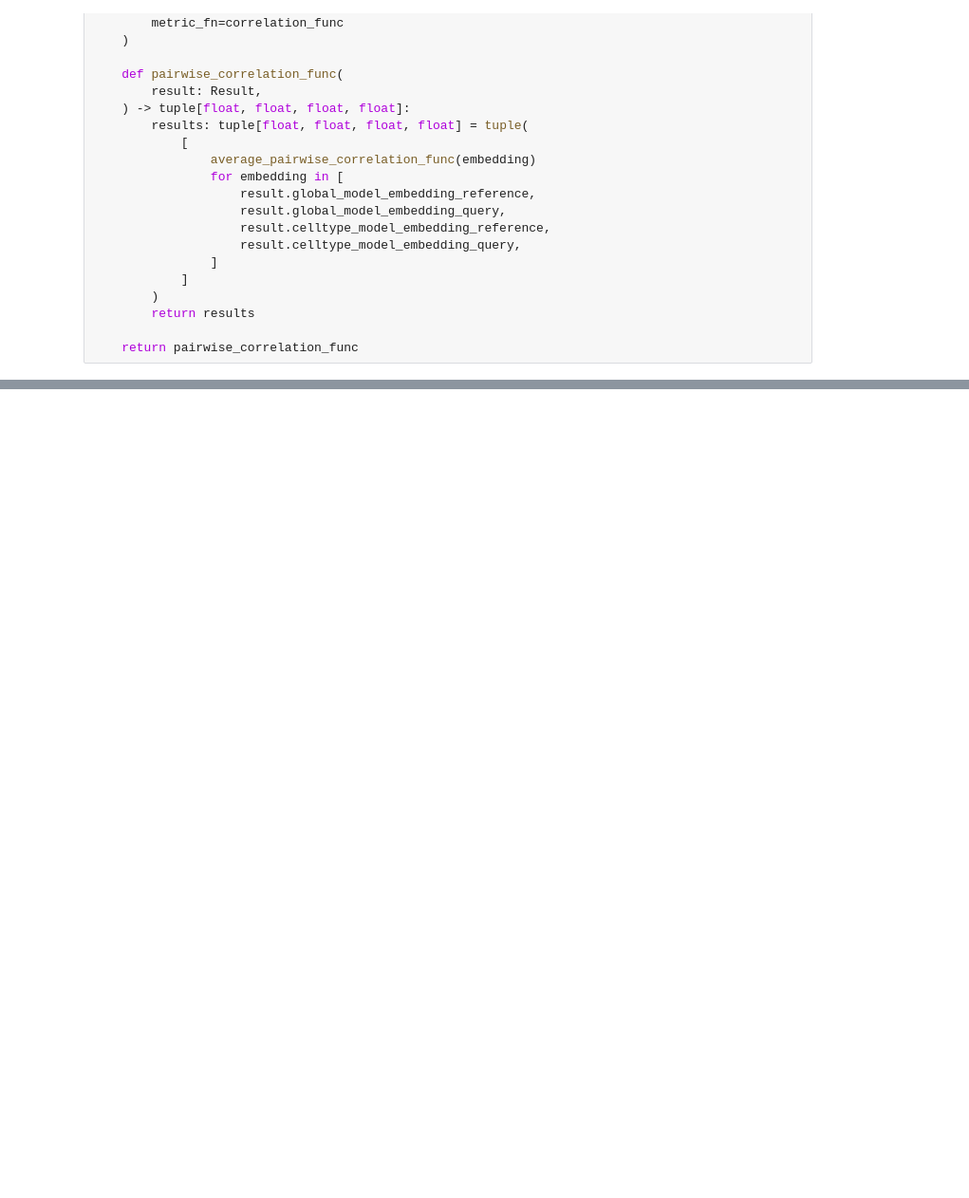
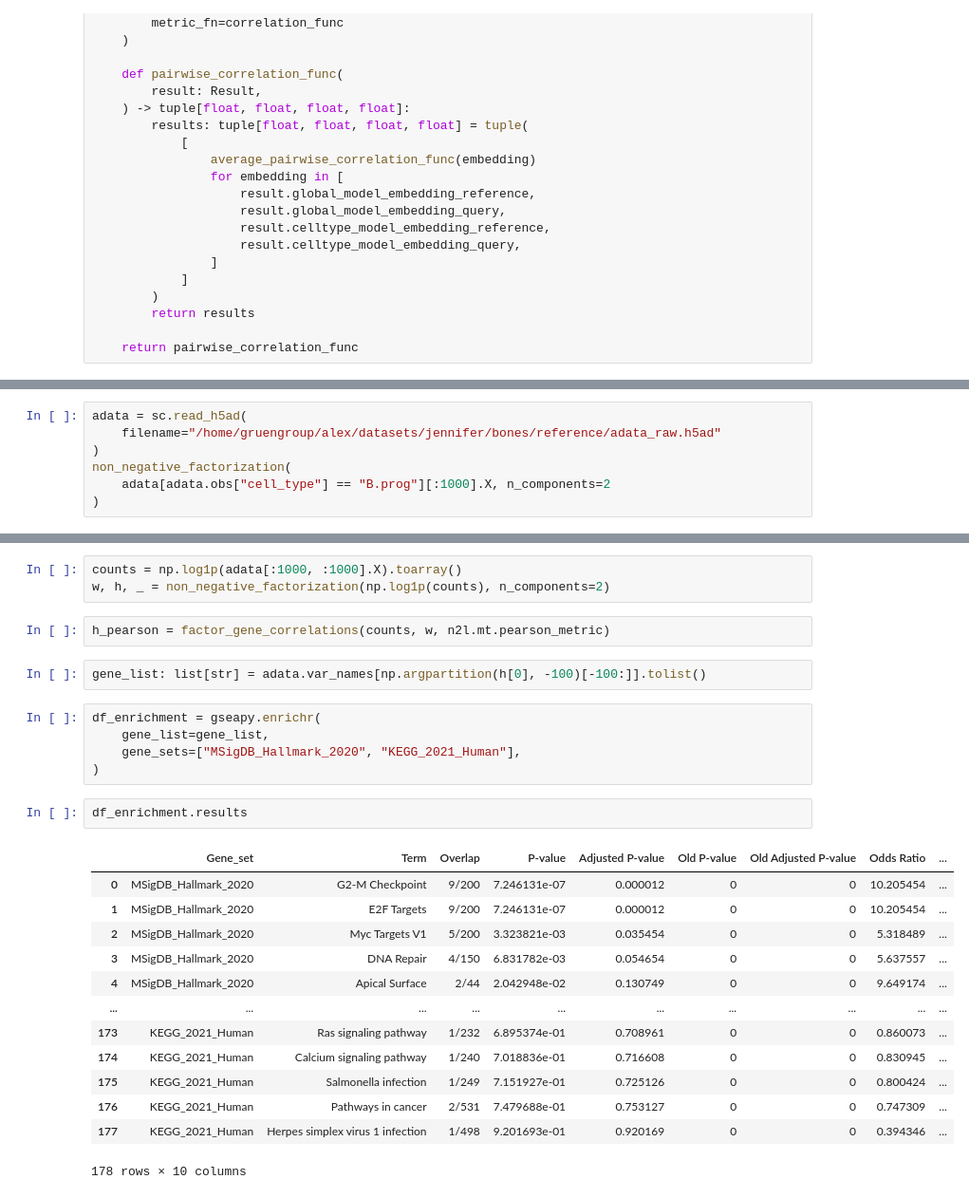
Before and after one commit to egerc/notebook_repository, a Jupyter notebook: notebooks/2026-04-24T06-54-05Z/2026-04-24T06-54-05Z.ipynb, the cells around one changed output, grey strips where cells are left out. Shown at 95% size. Saved outputs shown, nothing was run; the diff lists cells and outputs as text; blank space fills up the shorter version.

```diff
--- a/notebooks/2026-04-24T06-54-05Z/2026-04-24T06-54-05Z.ipynb
+++ b/notebooks/2026-04-24T06-54-05Z/2026-04-24T06-54-05Z.ipynb
@@ -192,0 +944,7 @@ results_df
+# %%
+adata = sc.read_h5ad(
+    filename="/home/gruengroup/alex/datasets/jennifer/bones/reference/adata_raw.h5ad"
+)
+non_negative_factorization(
+    adata[adata.obs["cell_type"] == "B.prog"][:1000].X, n_components=2
+)
@@ -192,0 +1006,28 @@ results_df
+# %%
+counts = np.log1p(adata[:1000, :1000].X).toarray()
+w, h, _ = non_negative_factorization(np.log1p(counts), n_components=2)
+# %%
+h_pearson = factor_gene_correlations(counts, w, n2l.mt.pearson_metric)
+# %%
+gene_list: list[str] = adata.var_names[np.argpartition(h[0], -100)[-100:]].tolist()
+# %%
+df_enrichment = gseapy.enrichr(
+    gene_list=gene_list,
+    gene_sets=["MSigDB_Hallmark_2020", "KEGG_2021_Human"],
+)
+# %%
+df_enrichment.results
+# %% [output]
+|  | Gene_set | Term | Overlap | P-value | Adjusted P-value | Old P-value | Old Adjusted P-value | Odds Ratio | ... |
+| 0 | MSigDB_Hallmark_2020 | G2-M Checkpoint | 9/200 | 7.246131e-07 | 0.000012 | 0 | 0 | 10.205454 | ... |
+| 1 | MSigDB_Hallmark_2020 | E2F Targets | 9/200 | 7.246131e-07 | 0.000012 | 0 | 0 | 10.205454 | ... |
+| 2 | MSigDB_Hallmark_2020 | Myc Targets V1 | 5/200 | 3.323821e-03 | 0.035454 | 0 | 0 | 5.318489 | ... |
+| 3 | MSigDB_Hallmark_2020 | DNA Repair | 4/150 | 6.831782e-03 | 0.054654 | 0 | 0 | 5.637557 | ... |
+| 4 | MSigDB_Hallmark_2020 | Apical Surface | 2/44 | 2.042948e-02 | 0.130749 | 0 | 0 | 9.649174 | ... |
+| ... | ... | ... | ... | ... | ... | ... | ... | ... | ... |
+| 173 | KEGG_2021_Human | Ras signaling pathway | 1/232 | 6.895374e-01 | 0.708961 | 0 | 0 | 0.860073 | ... |
+| 174 | KEGG_2021_Human | Calcium signaling pathway | 1/240 | 7.018836e-01 | 0.716608 | 0 | 0 | 0.830945 | ... |
+| 175 | KEGG_2021_Human | Salmonella infection | 1/249 | 7.151927e-01 | 0.725126 | 0 | 0 | 0.800424 | ... |
+| 176 | KEGG_2021_Human | Pathways in cancer | 2/531 | 7.479688e-01 | 0.753127 | 0 | 0 | 0.747309 | ... |
+| 177 | KEGG_2021_Human | Herpes simplex virus 1 infection | 1/498 | 9.201693e-01 | 0.920169 | 0 | 0 | 0.394346 | ... |
+178 rows × 10 columns
```
Also changed, not shown: parts of 60 cells of this notebook, 3 other files.
